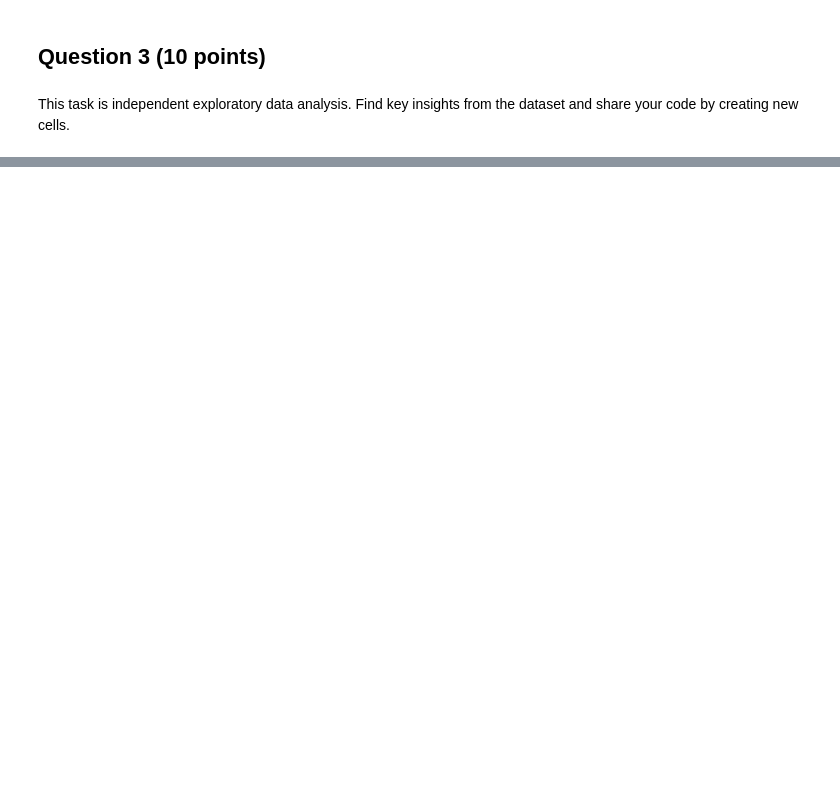
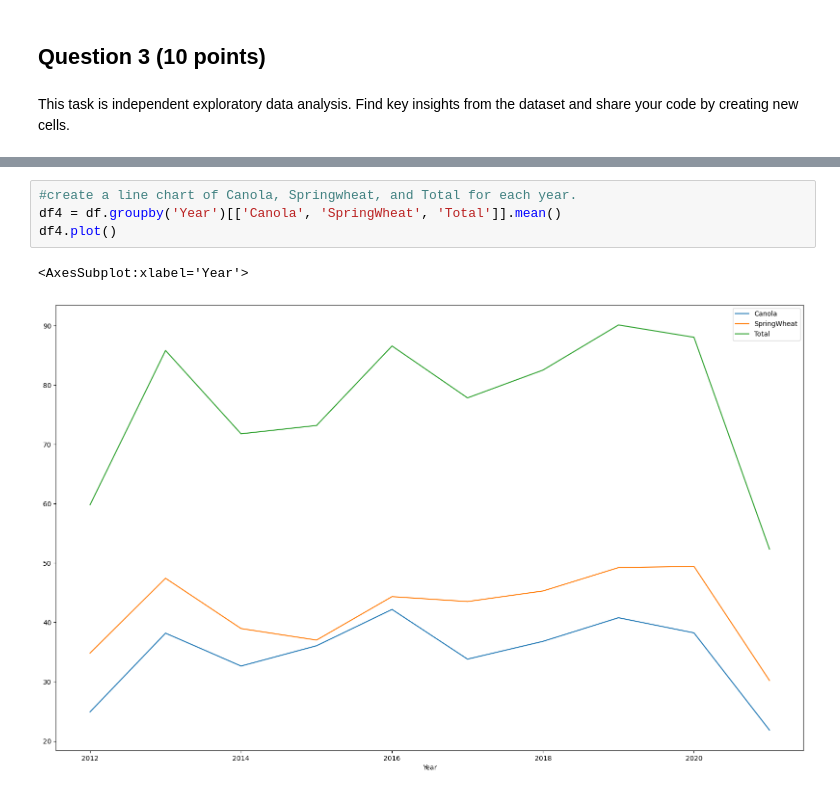
Before and after one commit to Metaluv/Palette_Training, a Jupyter notebook: Palette_training_4-main/Assignment_4.ipynb, the cells around one changed output, grey strips where cells are left out. Drawn from its saved outputs; the diff is of its cells as text; blank space fills up the shorter version.

```diff
--- a/Palette_training_4-main/Assignment_4.ipynb
+++ b/Palette_training_4-main/Assignment_4.ipynb
@@ -149,0 +280,7 @@ This task is independent exploratory data analysis. Find key insights from the d
+# %%
+#create a line chart of Canola, Springwheat, and Total for each year.
+df4 = df.groupby('Year')[['Canola', 'SpringWheat', 'Total']].mean()
+df4.plot()
+# %% [output]
+<AxesSubplot:xlabel='Year'>
+[figure, added]
```
Also changed, not shown: parts of 17 cells of this notebook.
